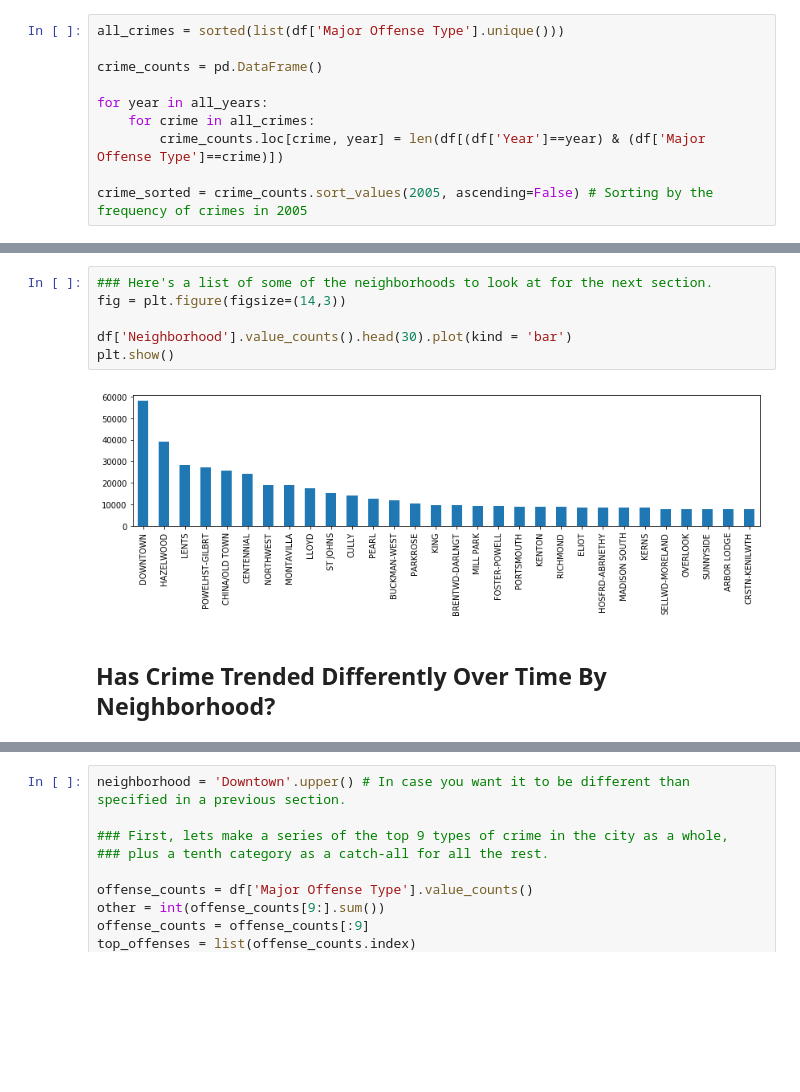
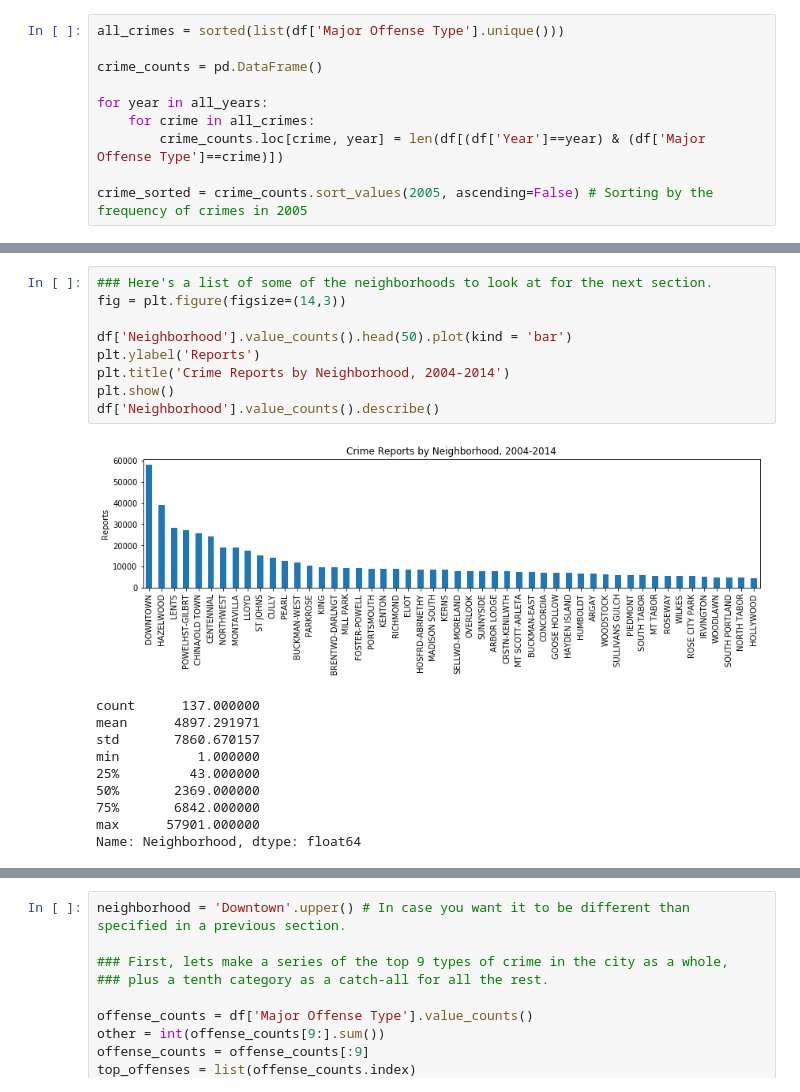
Before and after one commit to maxcalabro/Portland-Crime-Data, a Jupyter notebook: Portland Crime Data.ipynb, the cells around one changed output, grey strips where cells are left out. Cells and saved outputs as stored; diff of their text form; blank space fills up the shorter version.

```diff
--- a/Portland Crime Data.ipynb
+++ b/Portland Crime Data.ipynb
@@ -261,10 +457,20 @@ Most crimes have decreased in over the ten years of data, but some more than oth
 # %%
 ### Here's a list of some of the neighborhoods to look at for the next section.
 fig = plt.figure(figsize=(14,3))
 
-df['Neighborhood'].value_counts().head(30).plot(kind = 'bar')
+df['Neighborhood'].value_counts().head(50).plot(kind = 'bar')
+plt.ylabel('Reports')
+plt.title('Crime Reports by Neighborhood, 2004-2014')
 plt.show()
+df['Neighborhood'].value_counts().describe()
 # %% [output]
-[figure, old version]
+[figure, new version]
+count      137.000000
+mean      4897.291971
+std       7860.670157
+min          1.000000
+25%         43.000000
+50%       2369.000000
+75%       6842.000000
+max      57901.000000
+Name: Neighborhood, dtype: float64
-# %% [markdown]
-## Has Crime Trended Differently Over Time By Neighborhood?
```
Also changed, not shown: parts of 72 cells of this notebook.
